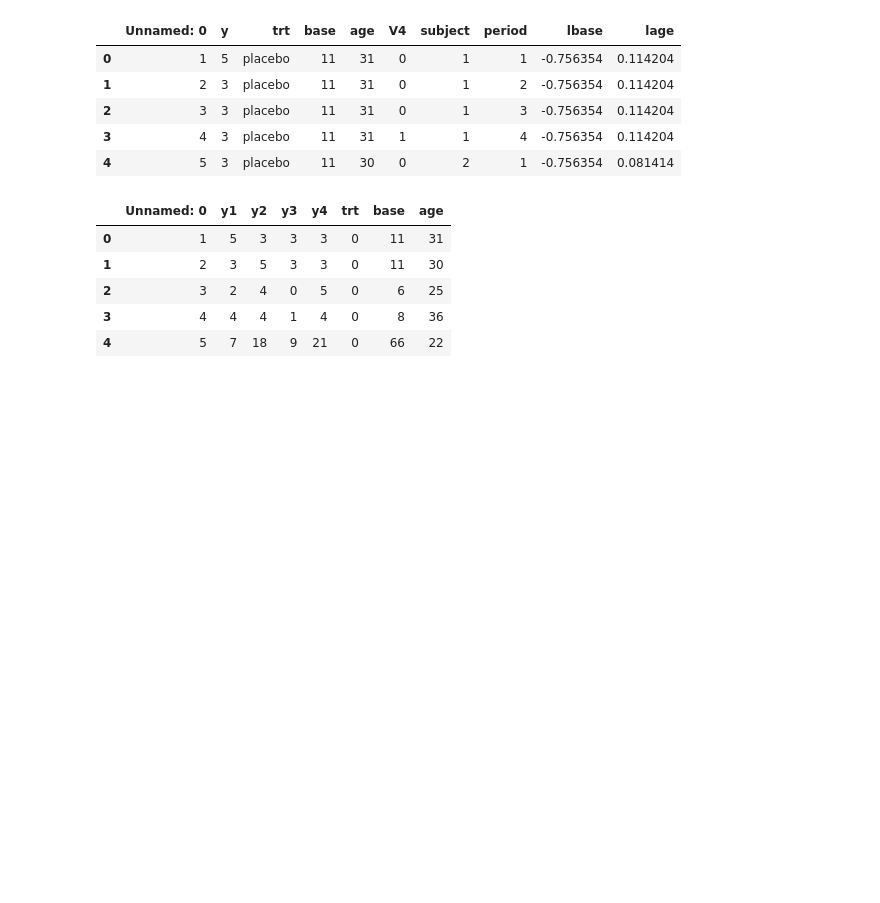
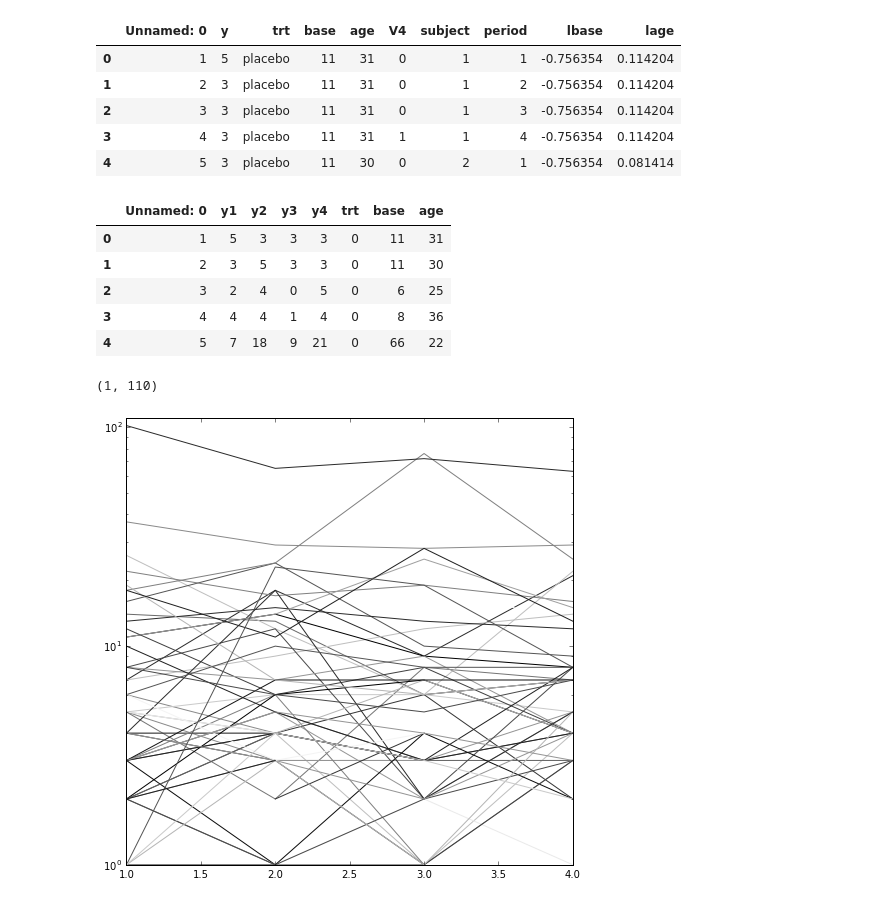
Before and after one commit to fbecerra/seizuresandepilepsy, a Jupyter notebook: explore_epil_data.ipynb, the cells around one changed output. Cells and saved outputs as stored; diff of their text form; code cells hidden in the pictures; blank space fills up the shorter version.

Commit message:
Initial exploration of the epil.csv dataset

```diff
--- a/explore_epil_data.ipynb
+++ b/explore_epil_data.ipynb
@@ -25,3 +25,20 @@ seizure_df.head()
 | 2 | 3 | 2 | 4 | 0 | 5 | 0 | 6 | 25 |
 | 3 | 4 | 4 | 4 | 1 | 4 | 0 | 8 | 36 |
 | 4 | 5 | 7 | 18 | 9 | 21 | 0 | 66 | 22 |
+# %%
+fig = plt.figure(figsize=(8,8))
+
+min_age, max_age = epil_df['age'].min(), epil_df['age'].max()
+age_range = max_age - min_age
+
+for subj_id in set(epil_df['subject'].values):
+    subj_df = epil_df[epil_df['subject'] == subj_id]
+    color_fac = (float(subj_df['age'].iloc[0]) - min_age) / age_range
+    plt.semilogy(subj_df['period'], subj_df['y'], color=(color_fac, color_fac, color_fac))
+
+plt.ylim(1, 110)
+plt.xlabel('Period')
+plt.ylabel('Seizures')
+# %% [output]
+(1, 110)
+[figure, added]
```
Also changed, not shown: parts of 3 cells of this notebook.
